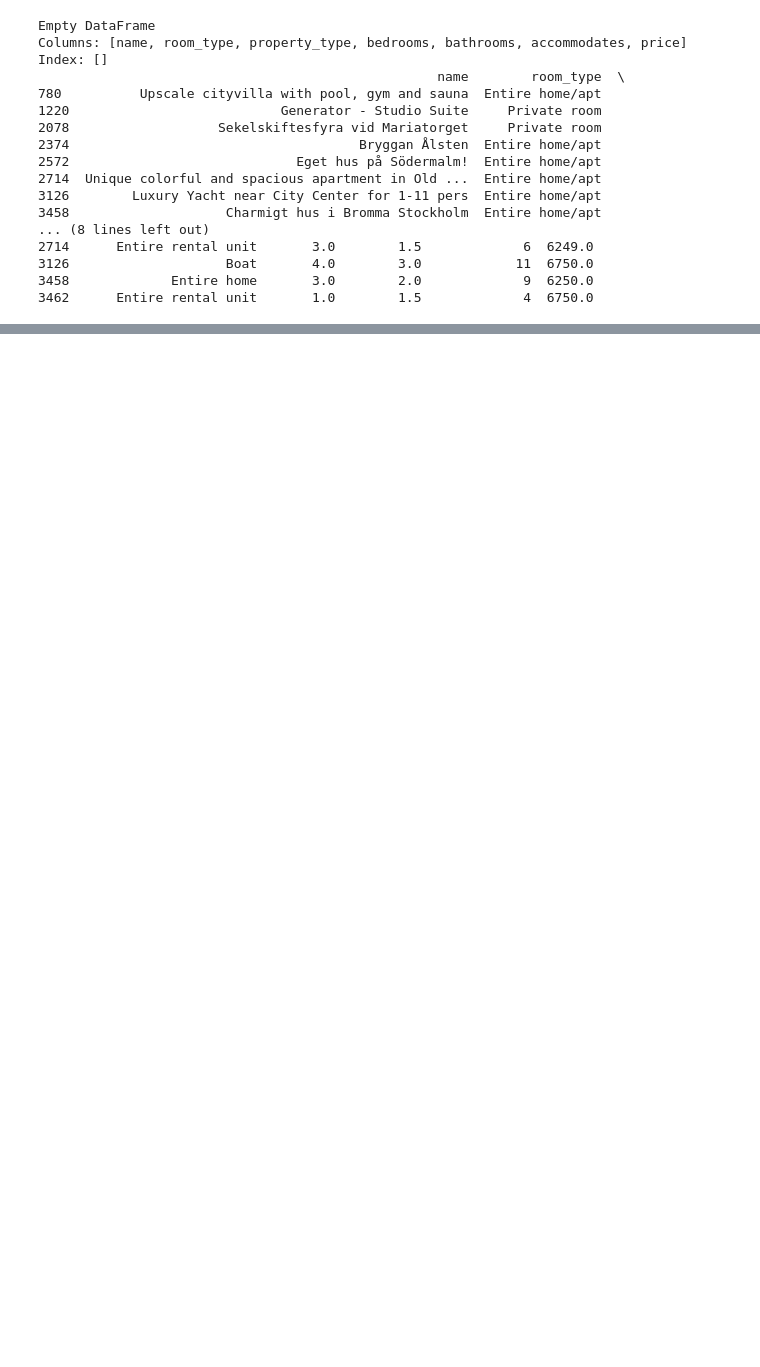
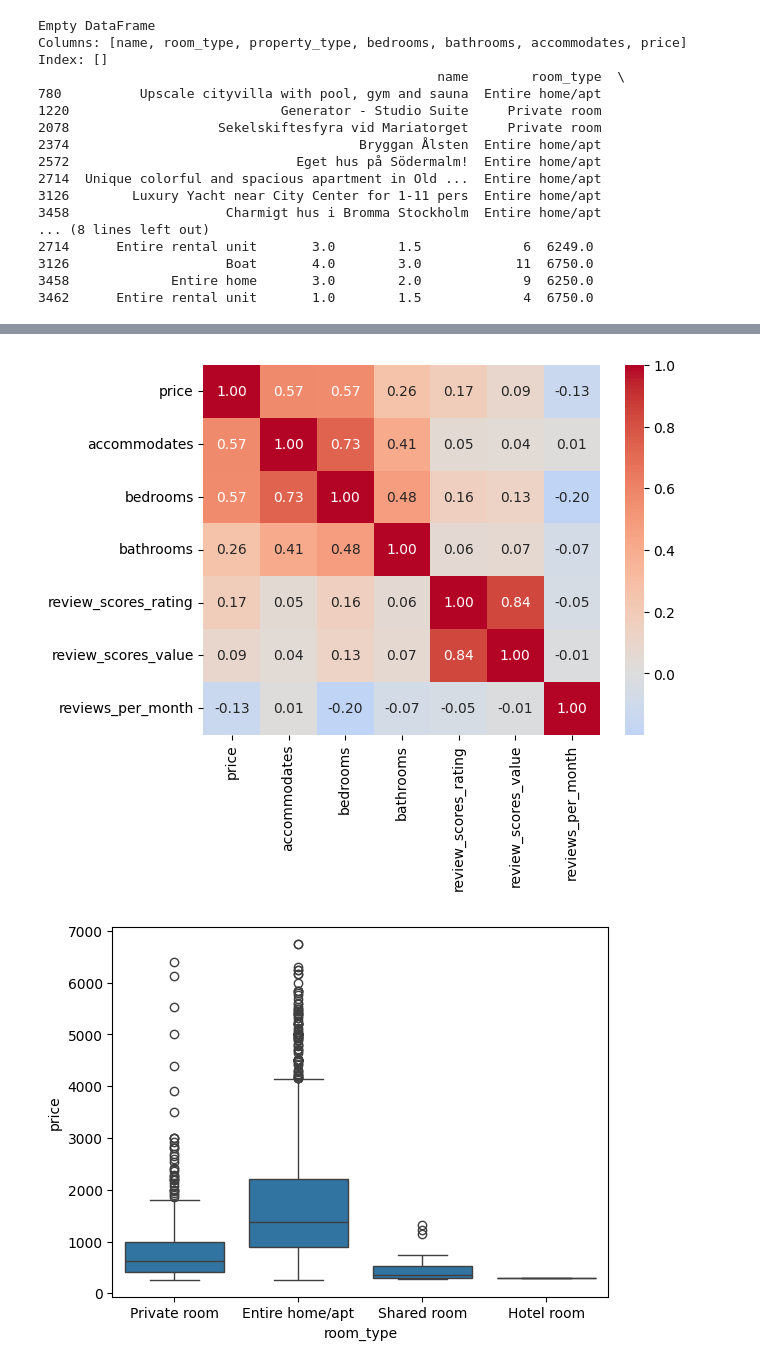
Before and after one commit to emilioano/AppliedAI, a Jupyter notebook: airbnb_prediction/airbnb.ipynb, the cells around one changed output, grey strips where cells are left out. Drawn from its saved outputs; the diff is of its cells as text; code cells hidden in the pictures; blank space fills up the shorter version.

```diff
--- a/airbnb_prediction/airbnb.ipynb
+++ b/airbnb_prediction/airbnb.ipynb
@@ -151,0 +166,2 @@ Median: $1200
+# %%
+cleandf = pd.get_dummies(cleandf, columns=['neighbourhood_cleansed'], drop_first=True)
@@ -151,0 +188,15 @@ Median: $1200
+# %%
+# Nu gör i en korrelations-heatmap för att visa samband med pris
+
+cols = ['price', 'accommodates', 'bedrooms', 'bathrooms',
+        'review_scores_rating', 'review_scores_value', 'reviews_per_month']
+
+sns.heatmap(cleandf[cols].corr(), annot=True, fmt='.2f', cmap='coolwarm', center=0)
+plt.show()
+
+# Boxplot
+sns.boxplot(data=cleandf, x='room_type', y='price')
+plt.show()
+# %% [output]
+[figure, added]
+[figure, added]
```
Also changed, not shown: parts of 15 cells of this notebook, 1 other file.
